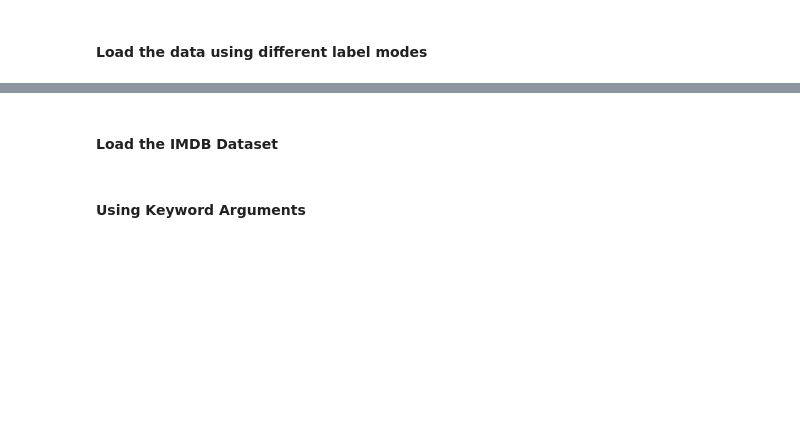
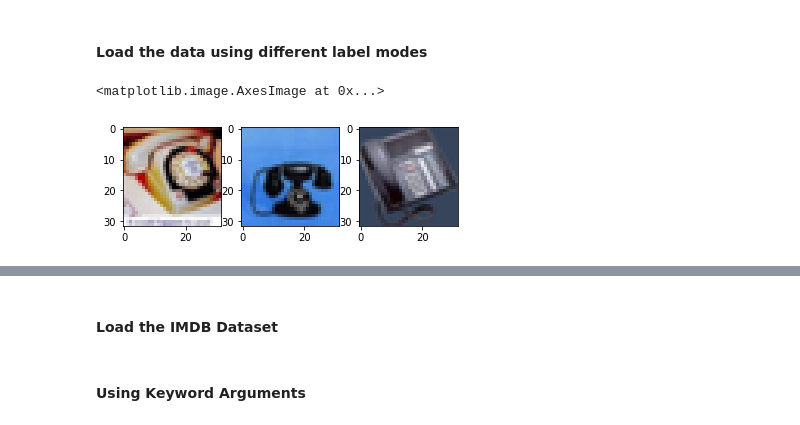
Before and after one commit to ChenHaoHere/Customising-your-models-with-TensorFlow-2-, a Jupyter notebook: tf.data.dataset.ipynb, the cells around one changed output, grey strips where cells are left out. Saved outputs shown, nothing was run; the diff lists cells and outputs as text; code cells hidden in the pictures; blank space fills up the shorter version.

```diff
--- a/tf.data.dataset.ipynb
+++ b/tf.data.dataset.ipynb
@@ -70,10 +123,13 @@ The list of labels for the CIFAR-100 dataset are available [here](https://www.cs
 # %%
 # Display a few examples from category 87 (index 86) and the list of labels
 
-examples = train_images[(train_labels.T == 86)[0]][:3]
+examples = X_train[(y_train.T == 86)[0]][:3]
 fig, ax = plt.subplots(1,3)
 ax[0].imshow(examples[0])
 ax[1].imshow(examples[1])
 ax[2].imshow(examples[2])
+# %% [output]
+<matplotlib.image.AxesImage at 0x...>
+[figure, added]
 # %%
 # Reload the data using the 'coarse' label mode
```
Also changed, not shown: parts of 30 cells of this notebook.
